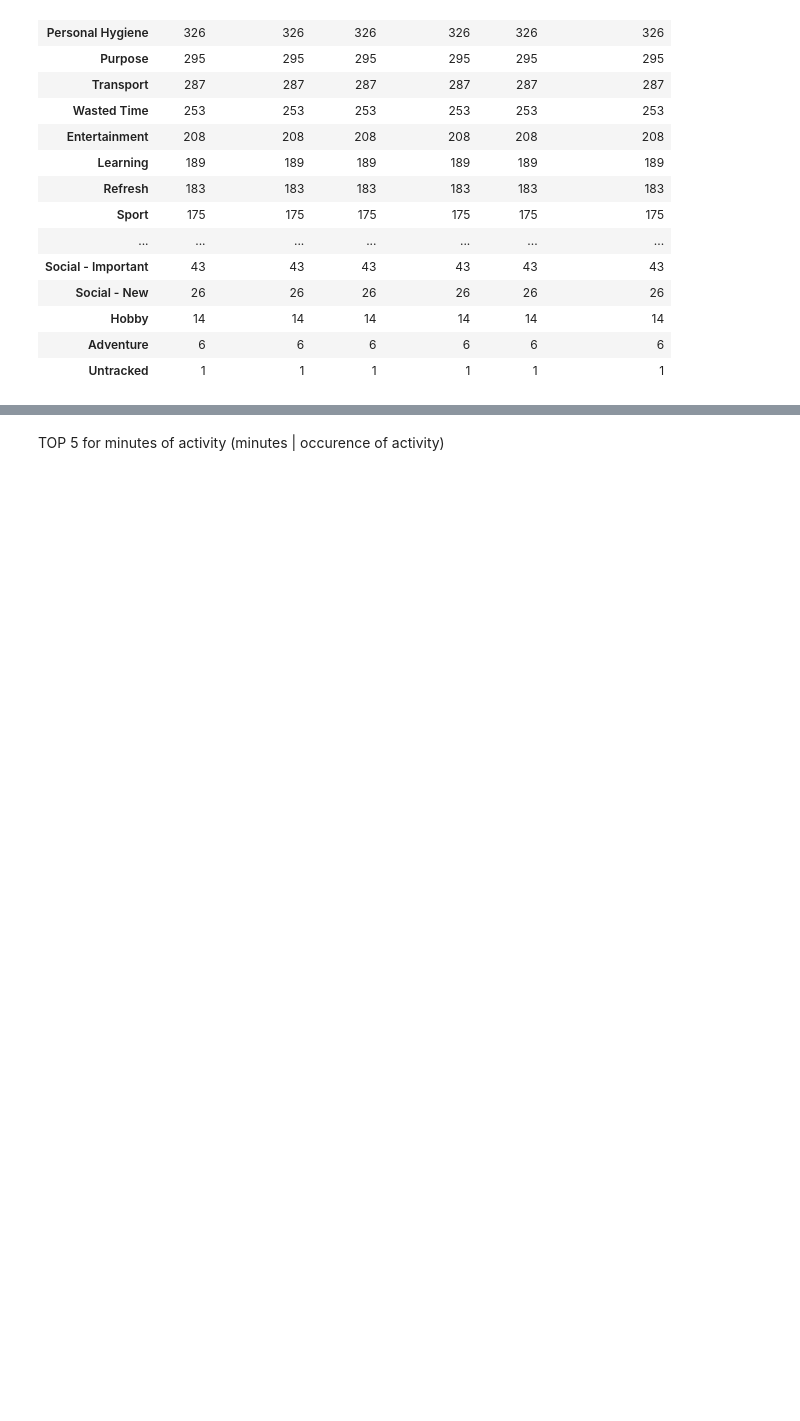
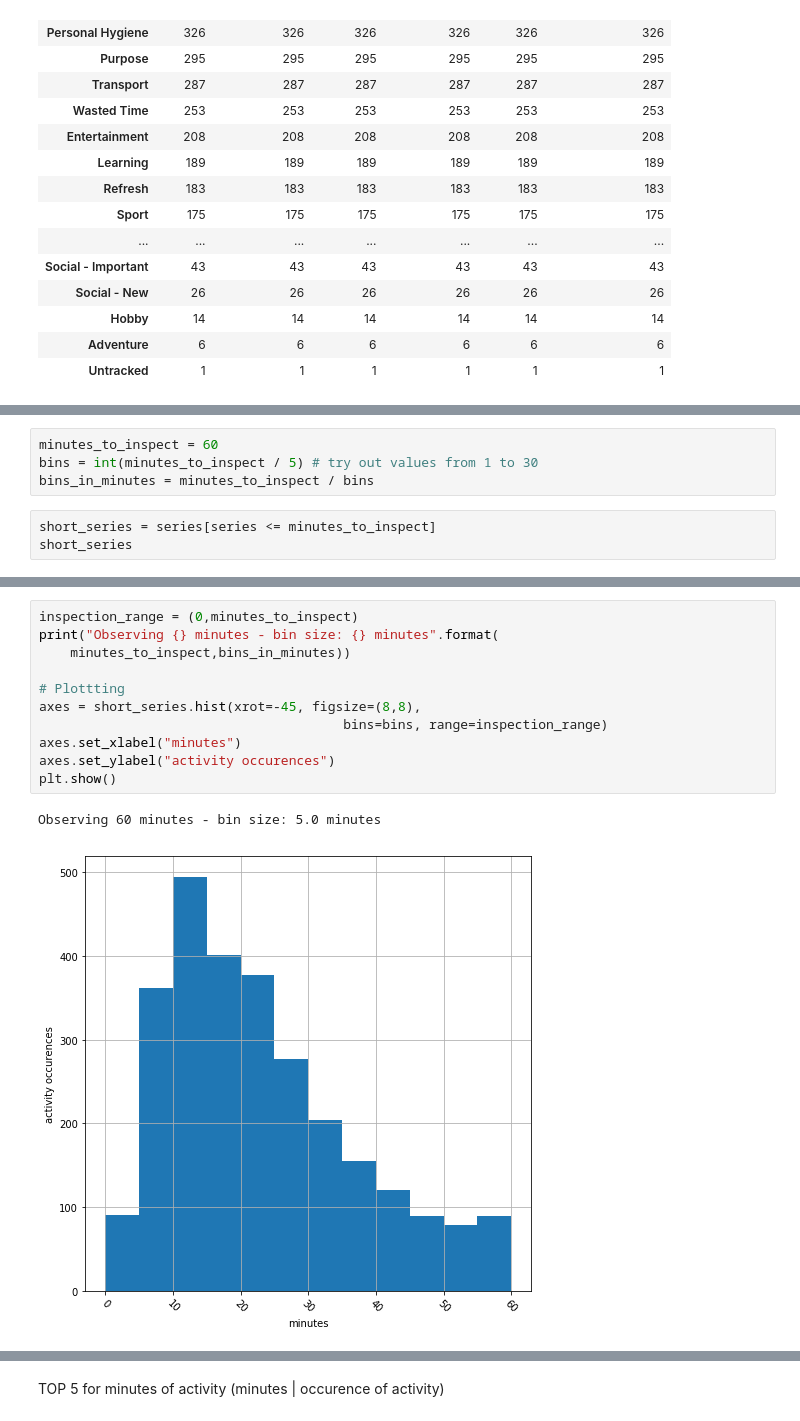
Before and after one commit to FollowJack/machine-learning-masterclass, a Jupyter notebook: project_10_activity_analysis/01_data_exploration.ipynb, the cells around one changed output, grey strips where cells are left out. Saved outputs shown, nothing was run; the diff lists cells and outputs as text; blank space fills up the shorter version.

```diff
--- a/project_10_activity_analysis/01_data_exploration.ipynb
+++ b/project_10_activity_analysis/01_data_exploration.ipynb
@@ -215,0 +234,7 @@ get_most_asctivity_per_category(series)
+# %%
+minutes_to_inspect = 60
+bins = int(minutes_to_inspect / 5) # try out values from 1 to 30
+bins_in_minutes = minutes_to_inspect / bins
+# %%
+short_series = series[series <= minutes_to_inspect]
+short_series
@@ -216 +259,15 @@ get_most_asctivity_per_category(series)
+# %%
+inspection_range = (0,minutes_to_inspect)
+print("Observing {} minutes - bin size: {} minutes".format(
+    minutes_to_inspect,bins_in_minutes))
+
+# Plottting
+axes = short_series.hist(xrot=-45, figsize=(8,8),
+                                       bins=bins, range=inspection_range)
+axes.set_xlabel("minutes")
+axes.set_ylabel("activity occurences")
+plt.show()
+# %% [output]
+Observing 60 minutes - bin size: 5.0 minutes
+[figure, added]
 # %%
```
Also changed, not shown: parts of 11 cells of this notebook.
